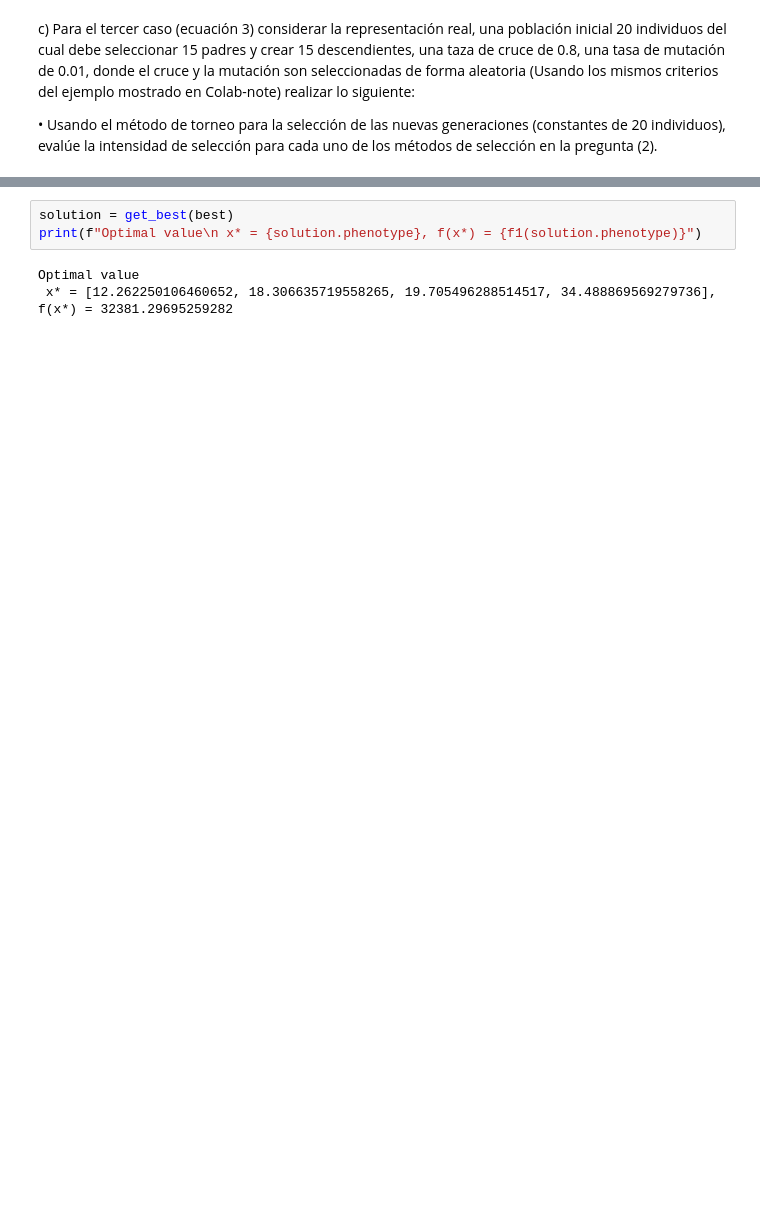
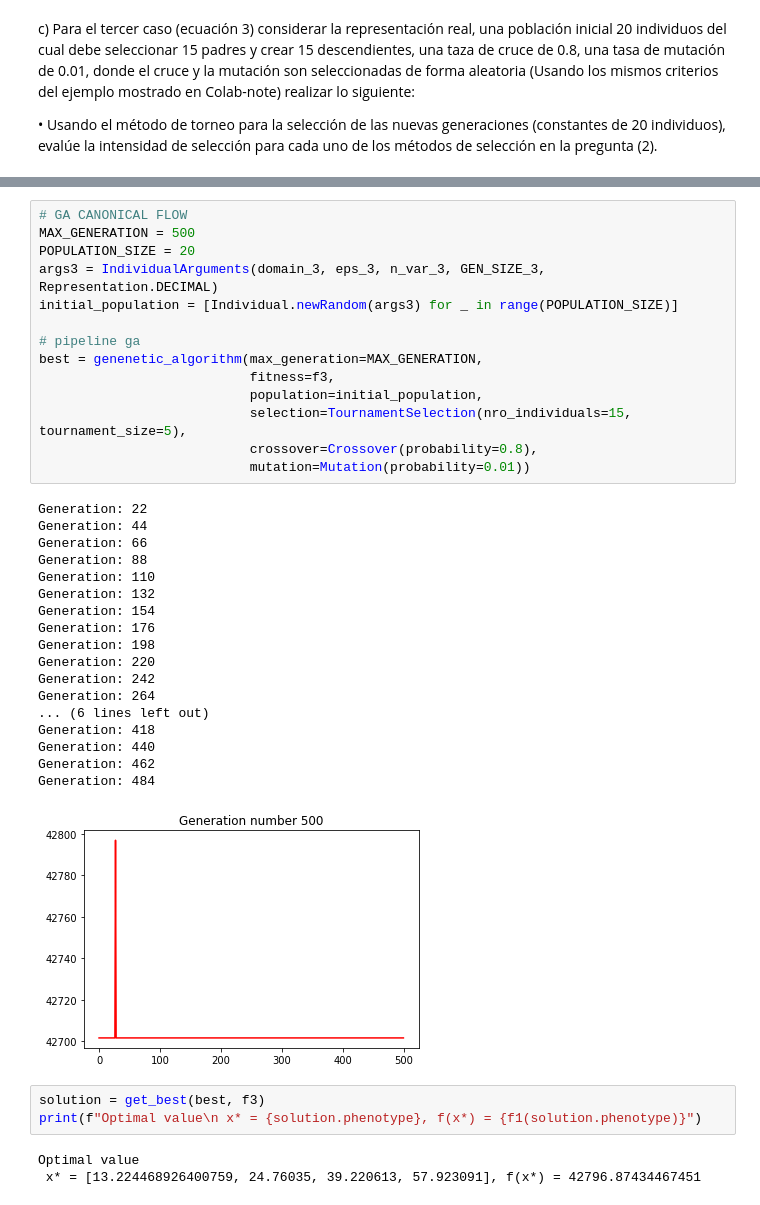
Before and after one commit to jbardalesr/evolutionary-computing, a Jupyter notebook: laboratory/pd3_selection.ipynb, the cells around one changed output, grey strips where cells are left out. Drawn from its saved outputs; the diff is of its cells as text; blank space fills up the shorter version.

```diff
--- a/laboratory/pd3_selection.ipynb
+++ b/laboratory/pd3_selection.ipynb
@@ -584,6 +503,39 @@ Text(0.5, 1.0, 'Generation number 1000')
+# %%
+# GA CANONICAL FLOW
+MAX_GENERATION = 500
+POPULATION_SIZE = 20
+args3 = IndividualArguments(domain_3, eps_3, n_var_3, GEN_SIZE_3, Representation.DECIMAL)
+initial_population = [Individual.newRandom(args3) for _ in range(POPULATION_SIZE)]
+
+# pipeline ga
+best = genenetic_algorithm(max_generation=MAX_GENERATION,
+                           fitness=f3,
+                           population=initial_population,
+                           selection=TournamentSelection(nro_individuals=15, tournament_size=5),
+                           crossover=Crossover(probability=0.8),
+                           mutation=Mutation(probability=0.01))
+# %% [output]
+Generation: 22
+Generation: 44
+Generation: 66
+Generation: 88
+Generation: 110
+Generation: 132
+Generation: 154
+Generation: 176
+Generation: 198
+Generation: 220
+Generation: 242
+Generation: 264
+... (6 lines left out)
+Generation: 418
+Generation: 440
+Generation: 462
+Generation: 484
+[figure, added]
 # %%
-solution = get_best(best)
+solution = get_best(best, f3)
 print(f"Optimal value\n x* = {solution.phenotype}, f(x*) = {f1(solution.phenotype)}")
 # %% [output]
 Optimal value
- x* = [12.262250106460652, 18.306635719558265, 19.705496288514517, 34.488869569279736], f(x*) = 32381.29695259282
+ x* = [13.224468926400759, 24.76035, 39.220613, 57.923091], f(x*) = 42796.87434467451
```
Also changed, not shown: parts of 34 cells of this notebook.
